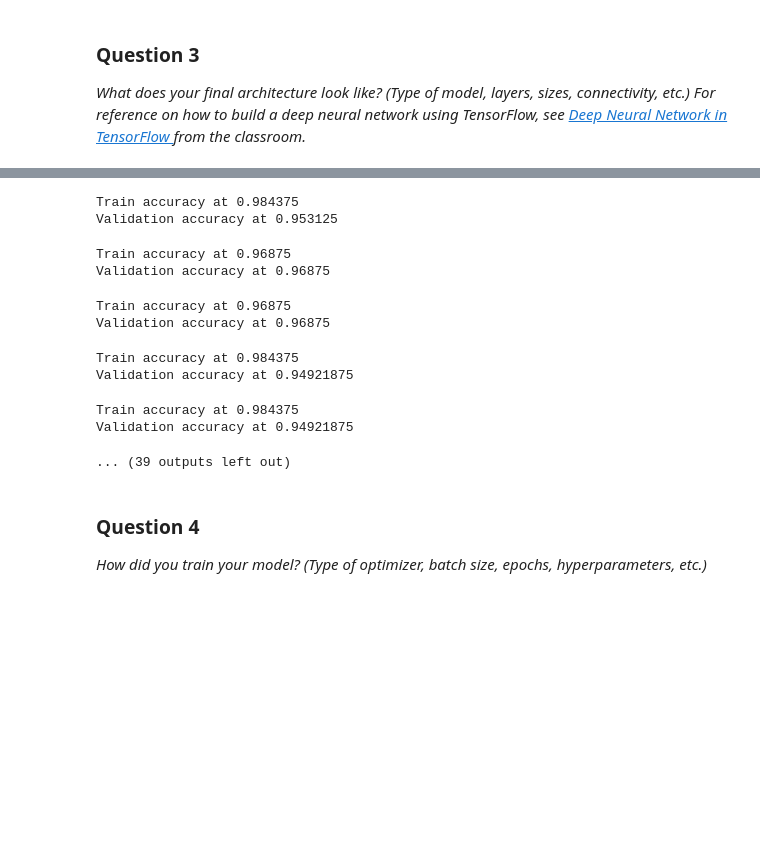
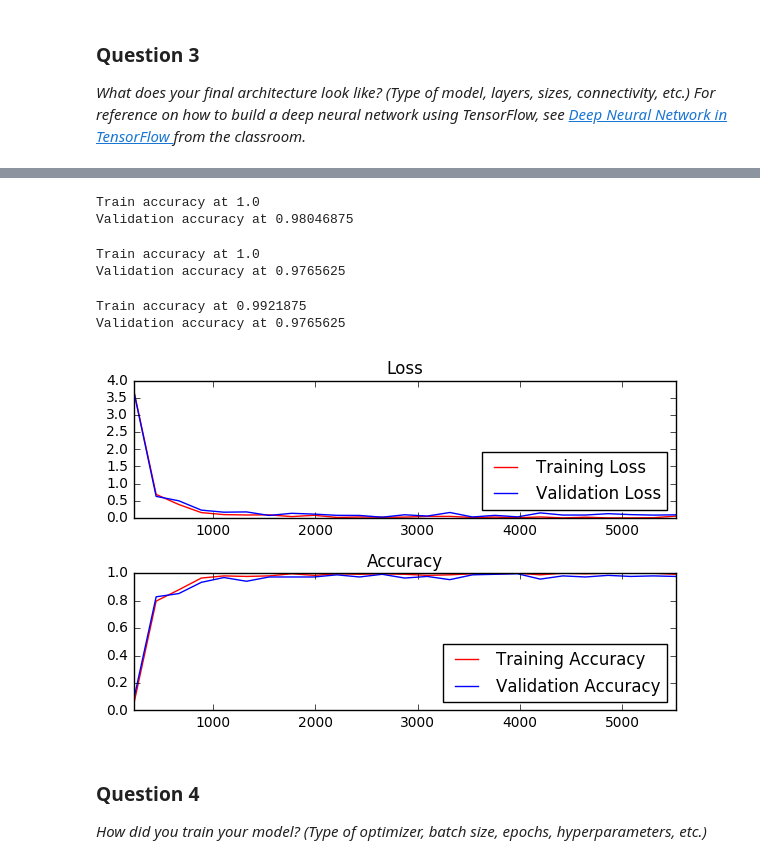
Before and after one commit to deniskrut/traffic-signs, a Jupyter notebook: Traffic_Signs_Recognition.ipynb, the cells around one changed output, grey strips where cells are left out. Saved outputs shown, nothing was run; the diff lists cells and outputs as text; code cells hidden in the pictures; blank space fills up the shorter version.

```diff
--- a/Traffic_Signs_Recognition.ipynb
+++ b/Traffic_Signs_Recognition.ipynb
@@ -439,41 +486,5 @@ This is a convolutional neural netowk, with 64 features and filter size 5. After
 # %%
-### Train your model here.
-### Feel free to use as many code cells as needed.
-
 from tqdm import tqdm
-import matplotlib.pyplot as plt
-
-# Feed dicts for training, validation, and test session
-train_feed_dict = {features: train_features, labels: train_labels}
-valid_feed_dict = {features: valid_features, labels: valid_labels}
-test_feed_dict = {features: test_features, labels: test_labels}
-
-epochs = 50
-batch_size = 8
-learning_rate = 0.0001
-logging_sample_size = 256
-
-# Gradient Descent
-optimizer = tf.train.AdamOptimizer(learning_rate).minimize(loss)
-
-# Create an operation that initializes all variables
-init = tf.initialize_all_variables()
-
-# The accuracy measured against the validation set
-validation_accuracy = 0.0
-
-# Measurements use for graphing loss and accuracy
-desired_output_points = 25
-log_batch_step = math.ceil(len(train_features)*epochs/batch_size/desired_output_points)
-batches = []
-loss_batch = []
-train_acc_batch = []
-valid_acc_batch = []
-
-session = tf.Session()
-
-session.run(init)
-batch_count = int(math.ceil(len(train_features)/batch_size))
 
 for epoch_i in range(epochs):
     # Progress bar
@@ -487,40 +498,29 @@ for epoch_i in range(epochs):
         batch_labels = train_labels[batch_start:batch_start + batch_size]
 
         # Run optimizer and get loss
-        _, l = session.run(
-            [optimizer, loss],
+        session.run(
+            optimizer,
             feed_dict={features: batch_features, labels: batch_labels})
 
         # Log
         if not (epoch_i * batch_count + batch_i) % log_batch_step:
             # Calculate Training and Validation accuracy (estimate)
             training_indexes = np.random.choice(len(train_features), logging_sample_size)
-            training_accuracy = session.run(accuracy, feed_dict={features: train_features_np[training_indexes], labels: train_labels_np[training_indexes]})
+            training_accuracy, training_loss = session.run([accuracy, loss], feed_dict={features: train_features[training_indexes], labels: train_labels[training_indexes]})
 
             validation_indexes = np.random.choice(len(valid_features), logging_sample_size)
-            validation_accuracy = session.run(accuracy, feed_dict={features: valid_features_np[validation_indexes], labels: valid_labels_np[validation_indexes]})
+            validation_accuracy, validation_loss = session.run([accuracy, loss], feed_dict={features: valid_features[validation_indexes], labels: valid_labels[validation_indexes]})
 
             # Log batches
             previous_batch = batches[-1] if batches else 0
             batches.append(log_batch_step + previous_batch)
-            loss_batch.append(l)
+            train_loss_batch.append(training_loss)
+            valid_loss_batch.append(validation_loss)
             train_acc_batch.append(training_accuracy)
             valid_acc_batch.append(validation_accuracy)
 
     print('Train accuracy at {}'.format(training_accuracy))
     print('Validation accuracy at {}'.format(validation_accuracy))
 
-loss_plot = plt.subplot(211)
-loss_plot.set_title('Loss')
-loss_plot.plot(batches, loss_batch, 'g')
-loss_plot.set_xlim([batches[0], batches[-1]])
-acc_plot = plt.subplot(212)
-acc_plot.set_title('Accuracy')
-acc_plot.plot(batches, train_acc_batch, 'r', label='Training Accuracy')
-acc_plot.plot(batches, valid_acc_batch, 'b', label='Validation Accuracy')
-acc_plot.set_ylim([0, 1.0])
-acc_plot.set_xlim([batches[0], batches[-1]])
-acc_plot.legend(loc=4)
-plt.tight_layout()
-plt.show()
+plot_training_log(batches, train_loss_batch, valid_loss_batch, train_acc_batch, valid_acc_batch)
 # %% [output]
@@ -541,14 +541,10 @@ Validation accuracy at 0.953125
-Train accuracy at 0.984375
-Validation accuracy at 0.953125
+Train accuracy at 1.0
+Validation accuracy at 0.98046875
-Train accuracy at 0.96875
-Validation accuracy at 0.96875
+Train accuracy at 1.0
+Validation accuracy at 0.9765625
-Train accuracy at 0.96875
-Validation accuracy at 0.96875
+Train accuracy at 0.9921875
+Validation accuracy at 0.9765625
-Train accuracy at 0.984375
-Validation accuracy at 0.94921875
-Train accuracy at 0.984375
-Validation accuracy at 0.94921875
-... (39 outputs left out)
+[figure, added]
 # %% [markdown]
 ### Question 4
 
```
Also changed, not shown: parts of 25 cells of this notebook, 1 other file.
